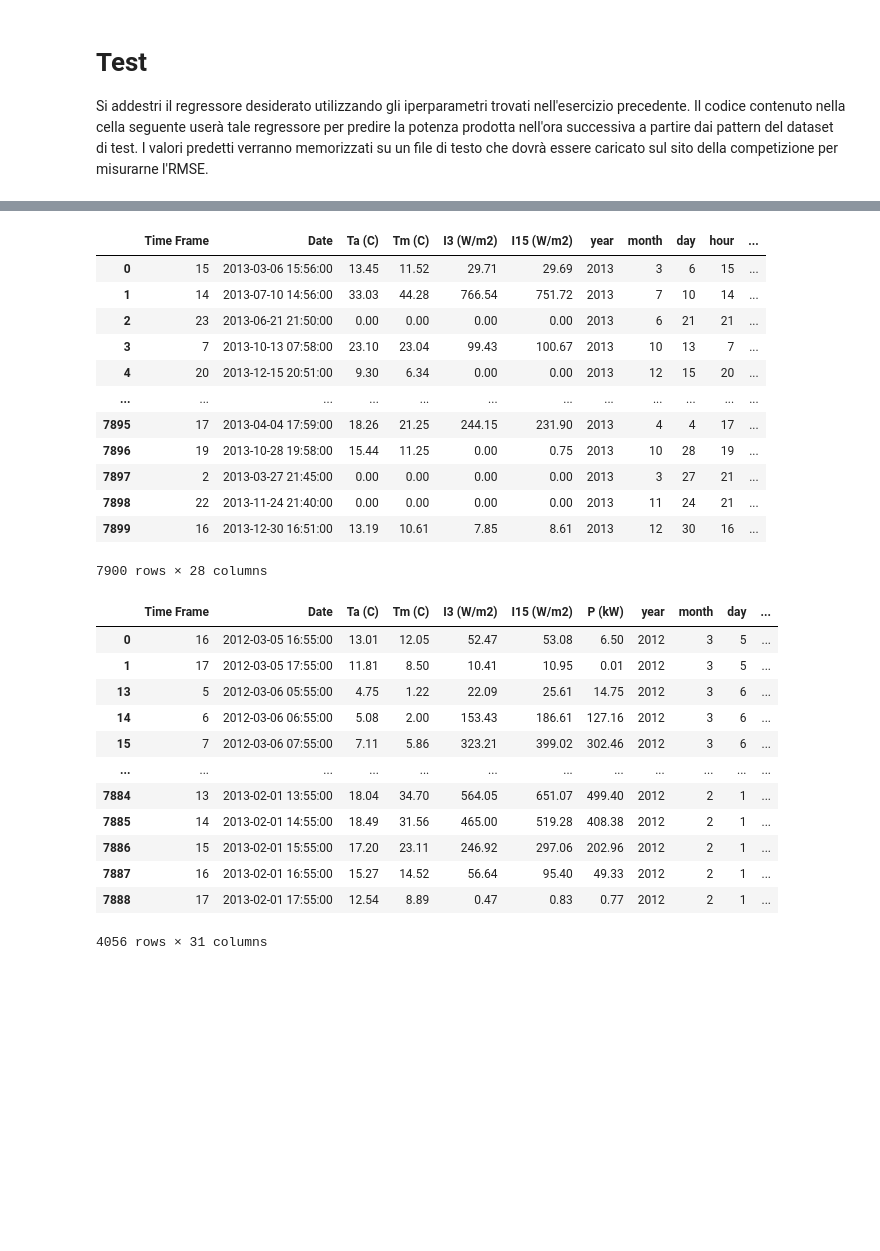
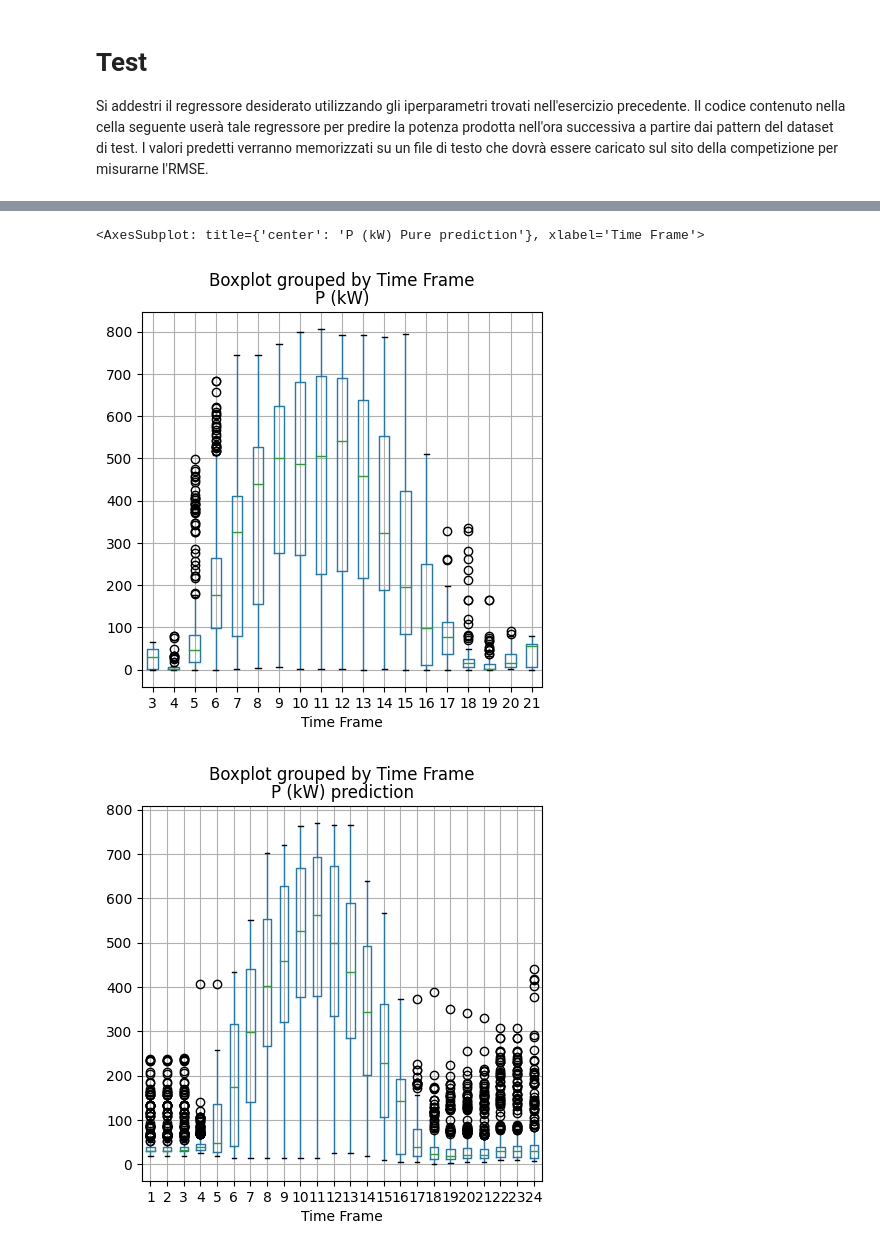
Before and after one commit to davidcohenDC/machine-learning-labs, a Jupyter notebook: 03-solar-regression/final-model.ipynb, the cells around one changed output, grey strips where cells are left out. Drawn from its saved outputs; the diff is of its cells as text; code cells hidden in the pictures; blank space fills up the shorter version.

Commit message:
Add time cycle

```diff
--- a/03-solar-regression/final-model.ipynb
+++ b/03-solar-regression/final-model.ipynb
@@ -118,32 +133,11 @@ plt.show()
-# %%
-test_dataframe
-# %% [output]
-|  | Time Frame | Date | Ta (C) | Tm (C) | I3 (W/m2) | I15 (W/m2) | year | month | day | hour | ... |
-| 0 | 15 | 2013-03-06 15:56:00 | 13.45 | 11.52 | 29.71 | 29.69 | 2013 | 3 | 6 | 15 | ... |
-| 1 | 14 | 2013-07-10 14:56:00 | 33.03 | 44.28 | 766.54 | 751.72 | 2013 | 7 | 10 | 14 | ... |
-| 2 | 23 | 2013-06-21 21:50:00 | 0.00 | 0.00 | 0.00 | 0.00 | 2013 | 6 | 21 | 21 | ... |
-| 3 | 7 | 2013-10-13 07:58:00 | 23.10 | 23.04 | 99.43 | 100.67 | 2013 | 10 | 13 | 7 | ... |
-| 4 | 20 | 2013-12-15 20:51:00 | 9.30 | 6.34 | 0.00 | 0.00 | 2013 | 12 | 15 | 20 | ... |
-| ... | ... | ... | ... | ... | ... | ... | ... | ... | ... | ... | ... |
-| 7895 | 17 | 2013-04-04 17:59:00 | 18.26 | 21.25 | 244.15 | 231.90 | 2013 | 4 | 4 | 17 | ... |
-| 7896 | 19 | 2013-10-28 19:58:00 | 15.44 | 11.25 | 0.00 | 0.75 | 2013 | 10 | 28 | 19 | ... |
-| 7897 | 2 | 2013-03-27 21:45:00 | 0.00 | 0.00 | 0.00 | 0.00 | 2013 | 3 | 27 | 21 | ... |
-| 7898 | 22 | 2013-11-24 21:40:00 | 0.00 | 0.00 | 0.00 | 0.00 | 2013 | 11 | 24 | 21 | ... |
-| 7899 | 16 | 2013-12-30 16:51:00 | 13.19 | 10.61 | 7.85 | 8.61 | 2013 | 12 | 30 | 16 | ... |
-7900 rows × 28 columns
-# %%
-train_dataframe
-# %% [output]
-|  | Time Frame | Date | Ta (C) | Tm (C) | I3 (W/m2) | I15 (W/m2) | P (kW) | year | month | day | ... |
-| 0 | 16 | 2012-03-05 16:55:00 | 13.01 | 12.05 | 52.47 | 53.08 | 6.50 | 2012 | 3 | 5 | ... |
-| 1 | 17 | 2012-03-05 17:55:00 | 11.81 | 8.50 | 10.41 | 10.95 | 0.01 | 2012 | 3 | 5 | ... |
-| 13 | 5 | 2012-03-06 05:55:00 | 4.75 | 1.22 | 22.09 | 25.61 | 14.75 | 2012 | 3 | 6 | ... |
-| 14 | 6 | 2012-03-06 06:55:00 | 5.08 | 2.00 | 153.43 | 186.61 | 127.16 | 2012 | 3 | 6 | ... |
-| 15 | 7 | 2012-03-06 07:55:00 | 7.11 | 5.86 | 323.21 | 399.02 | 302.46 | 2012 | 3 | 6 | ... |
-| ... | ... | ... | ... | ... | ... | ... | ... | ... | ... | ... | ... |
-| 7884 | 13 | 2013-02-01 13:55:00 | 18.04 | 34.70 | 564.05 | 651.07 | 499.40 | 2012 | 2 | 1 | ... |
-| 7885 | 14 | 2013-02-01 14:55:00 | 18.49 | 31.56 | 465.00 | 519.28 | 408.38 | 2012 | 2 | 1 | ... |
-| 7886 | 15 | 2013-02-01 15:55:00 | 17.20 | 23.11 | 246.92 | 297.06 | 202.96 | 2012 | 2 | 1 | ... |
-| 7887 | 16 | 2013-02-01 16:55:00 | 15.27 | 14.52 | 56.64 | 95.40 | 49.33 | 2012 | 2 | 1 | ... |
-| 7888 | 17 | 2013-02-01 17:55:00 | 12.54 | 8.89 | 0.47 | 0.83 | 0.77 | 2012 | 2 | 1 | ... |
-4056 rows × 31 columns
+# %%
+test_dataframe["P (kW) prediction"] = prediction
+test_dataframe["P (kW) Pure prediction"] = prediction
+# %%
+train_dataframe.boxplot(column='P (kW)', by='Time Frame', figsize=(5, 5))
+test_dataframe.boxplot(column="P (kW) prediction", by='Time Frame', figsize=(5, 5))
+test_dataframe.boxplot(column="P (kW) Pure prediction", by='Time Frame', figsize=(5, 5))
+# %% [output]
+<AxesSubplot: title={'center': 'P (kW) Pure prediction'}, xlabel='Time Frame'>
+[figure, added]
+[figure, added]
```
Also changed, not shown: parts of 5 cells of this notebook, 1 other file.
